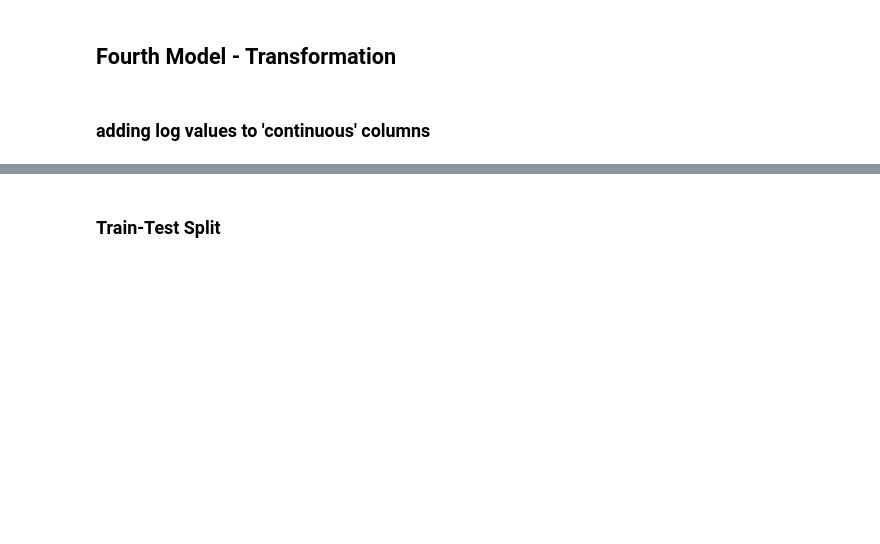
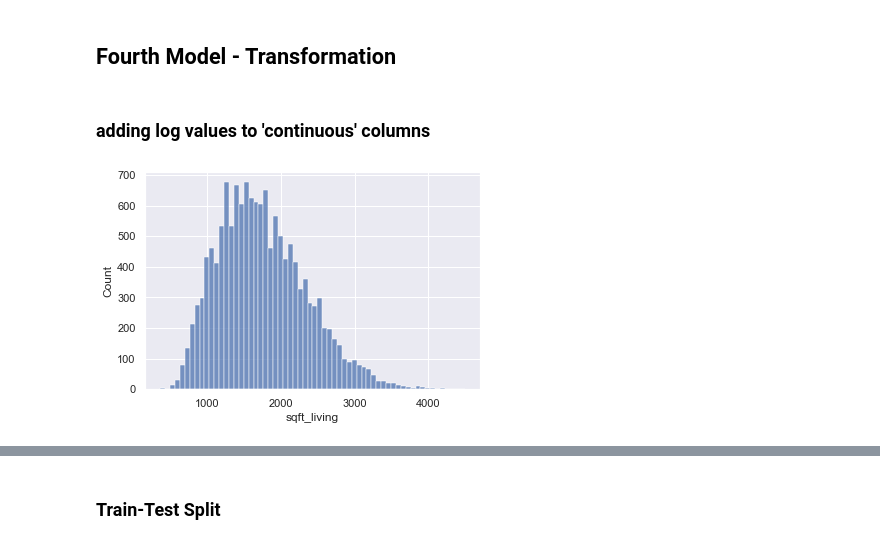
Before and after one commit to Deric-Williamson/house-sales-regression-model, a Jupyter notebook: Data_Cleaning.ipynb, the cells around one changed output, grey strips where cells are left out. Drawn from its saved outputs; the diff is of its cells as text; code cells hidden in the pictures; blank space fills up the shorter version.

```diff
--- a/Data_Cleaning.ipynb
+++ b/Data_Cleaning.ipynb
@@ -680,4 +789,4 @@ list(zip(X.columns, vif))
 # %%
-vif_scores = list(zip(X.columns, vif))
+vif_scores = list(zip(x_cols, vif))
 v_test = [x for x, vif in vif_scores if vif > 10]
 print(len(vif_scores), len(v_test))
@@ -787,5 +1015,7 @@ plt.plot(model.predict(dftrain[x_cols]), [0 for i in range(len(dftrain))]);
 # %%
 cont = ['sqft_living','sqft_lot']
 
-sns.histplot(data = dftrain, x = 'sqft_living');
+sns.histplot(data = df_model, x = 'sqft_living');
+# %% [output]
+[figure, added]
 # %%
```
Also changed, not shown: parts of 43 cells of this notebook.
